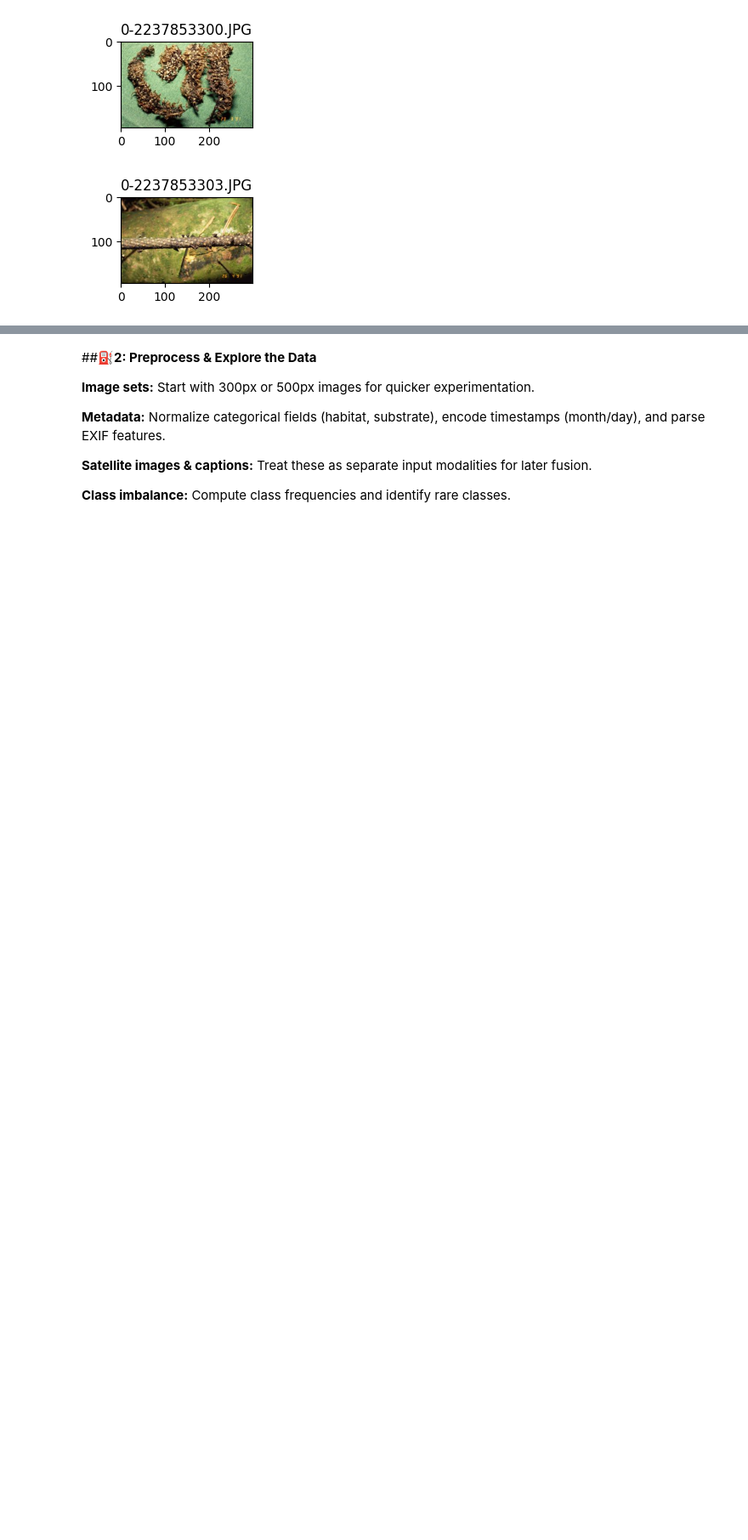
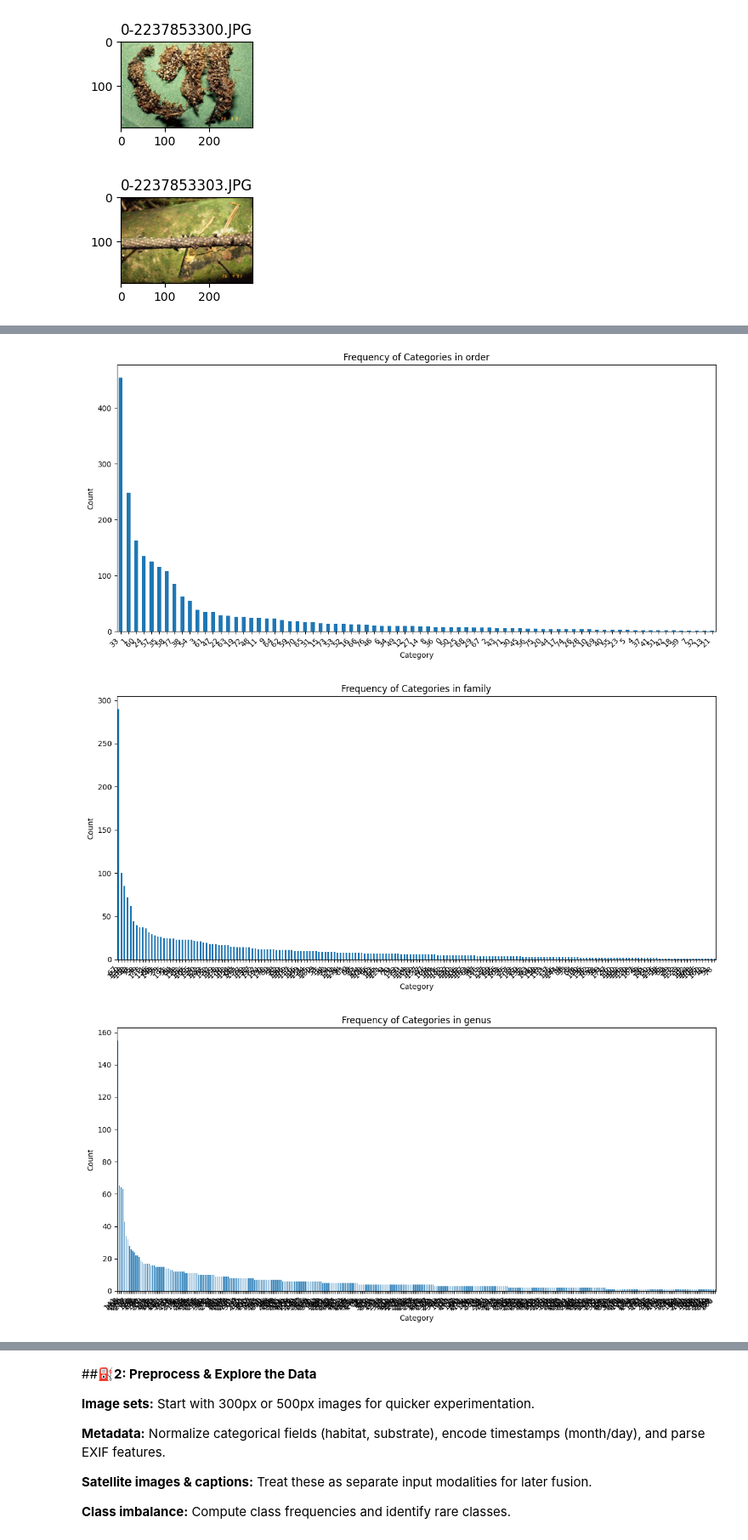
Before and after one commit to dhamil-bytes/FungiClef-25, a Jupyter notebook: fungiclef_dhamil_akamath.ipynb, the cells around one changed output, grey strips where cells are left out. Shown at 85% size. Saved outputs shown, nothing was run; the diff lists cells and outputs as text; code cells hidden in the pictures; blank space fills up the shorter version.

```diff
--- a/fungiclef_dhamil_akamath.ipynb
+++ b/fungiclef_dhamil_akamath.ipynb
@@ -68,0 +94,7 @@ val_metadata = load_data.standardize_data(val_metadata)
+# %%
+# identify if data is skewed
+load_data.visualize_categories('val')
+# %% [output]
+[figure, added]
+[figure, added]
+[figure, added]
```
Also changed, not shown: parts of 10 cells of this notebook, 1 other file.
